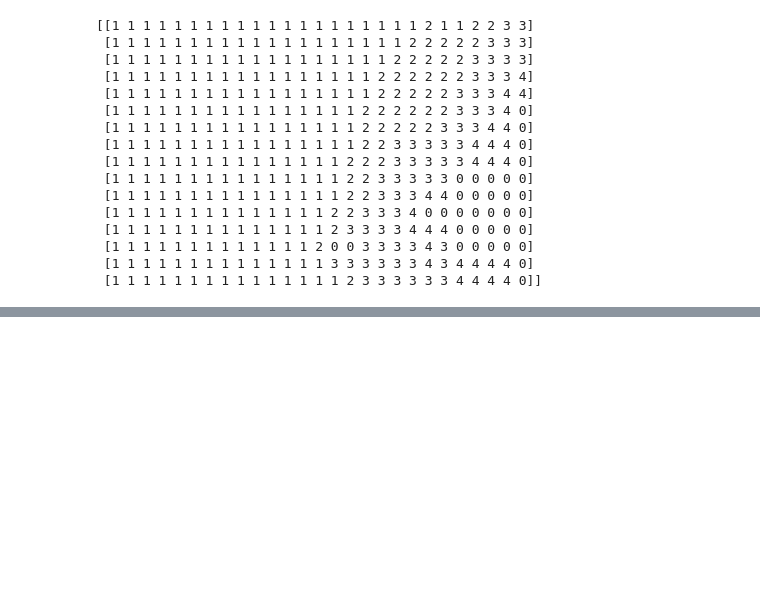
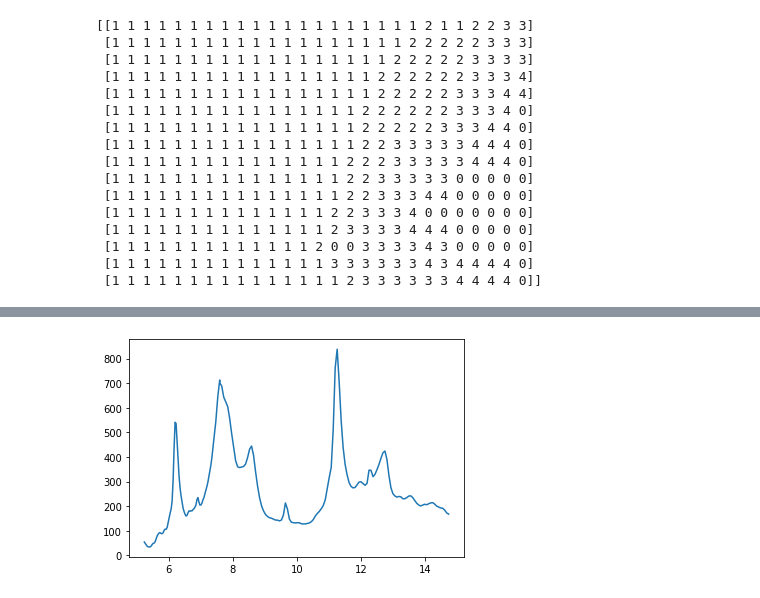
Before and after one commit to sofiapasquini/PAH-revolution, a Jupyter notebook: Thesis Code Draft.ipynb, the cells around one changed output, grey strips where cells are left out. Saved outputs shown, nothing was run; the diff lists cells and outputs as text; code cells hidden in the pictures; blank space fills up the shorter version.

Commit message:
added average spectra plotting functionality, reshaping label-matrix functionality, implemented both in algos 1 and 2

```diff
--- a/Thesis Code Draft.ipynb
+++ b/Thesis Code Draft.ipynb
@@ -337,0 +465,44 @@ print(map[0:16,:])
+# %%
+
+def avg_label(label, spectra, labels): #inputs are an integer label, the array holding the spectra, and the array holding the labels
+
+    specs_list=[] #an empty list- will hold all the spectra (arrays) for the specified label
+
+    #iterate through the labels array
+    #the first two indices in the spectra array match those in the labels array
+    for i in range(labels.shape[0]): #across the rows
+        for j in range(labels.shape[1]): #across the columns
+
+            #save all the corresponding spectra
+            if labels[i,j]==label:
+                specs_list.append(spectra[i,j,:]) #save the spectrum to the list
+
+    specs_array=np.array(specs_list) #create an array of the spectra (easier for the following operations)
+
+    #average them up- we want to average along each flux value
+    #we construct the averaged spectrum one wavelength at a time
+    avg_spec=np.zeros((specs_array.shape[1])) #an empty array to hold each of the flux values
+
+    for wavelength in range(specs_array.shape[1]): # iterate across the wavelength dimension
+        #calculate the average flux value for each wavelength
+        avg_flux_value=np.mean(specs_array[:,wavelength])
+        #now save the flux value in the corresponding position in the container for the averaged spectrum
+        avg_spec[wavelength]=avg_flux_value
+
+    #now return the averaged spectrum for the given label
+    return avg_spec
+
+
+
+
+
+
+
+#plot the averaged spectrum for the label
+# %%
+avg_spec=avg_label(1, spectra, label_matrix)
+# %%
+plt.plot(wave, avg_spec )
+plt.show()
+# %% [output]
+[figure, added]
```
Also changed, not shown: parts of 7 cells of this notebook, 5 other files.
